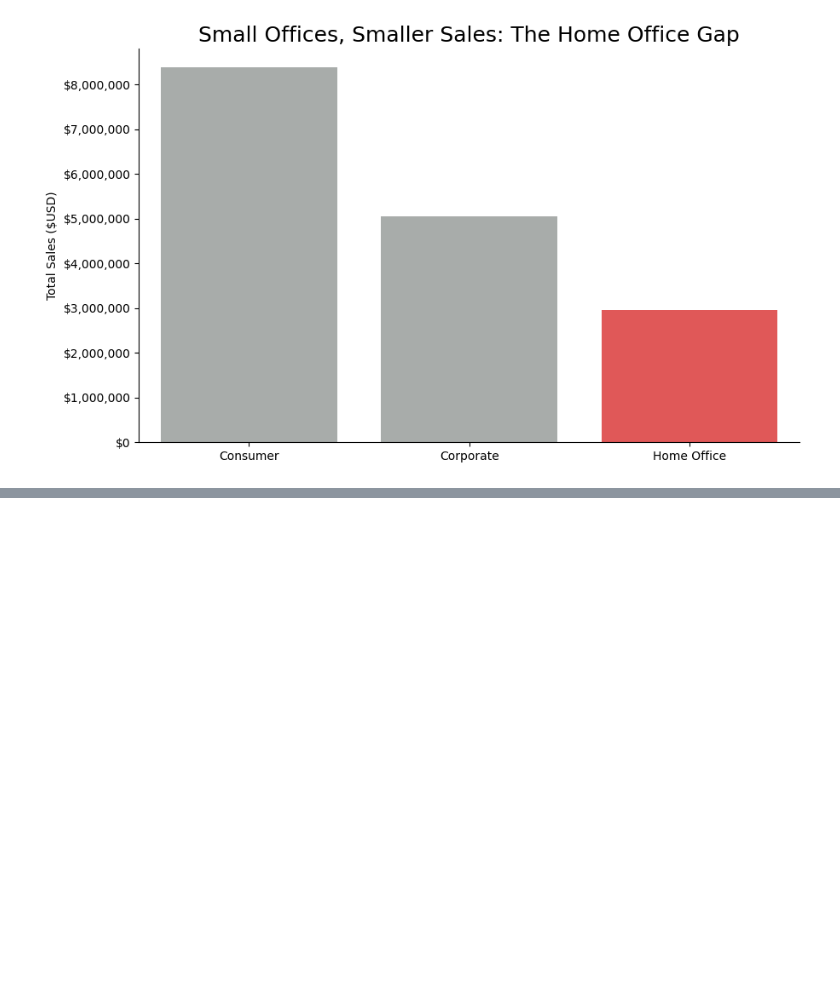
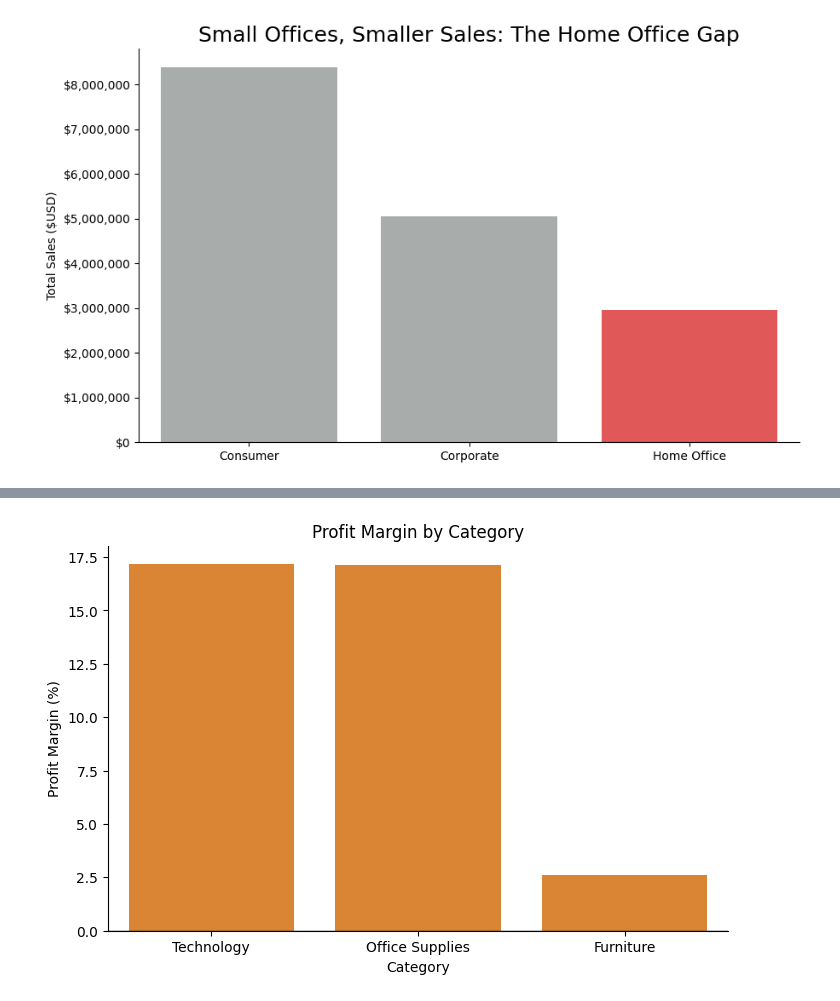
Before and after one commit to sithid/DataAnalysisModule3, a Jupyter notebook: Week4/notebooks/superstore_sales_workflow.ipynb, the cells around one changed output, grey strips where cells are left out. Saved outputs shown, nothing was run; the diff lists cells and outputs as text; code cells hidden in the pictures; blank space fills up the shorter version.

```diff
--- a/Week4/notebooks/superstore_sales_workflow.ipynb
+++ b/Week4/notebooks/superstore_sales_workflow.ipynb
@@ -239,0 +395,15 @@ result10
+# %%
+query10 = """
+SELECT
+  products.category,
+  ROUND(SUM(order_details.profit), 2) AS total_profit,
+  ROUND(SUM(order_details.sales), 2) AS total_sales,
+  ROUND((SUM(order_details.profit) * 100.0) / NULLIF(SUM(order_details.sales), 0), 2) AS profit_margin
+FROM order_details
+JOIN products
+  ON order_details.product_id = products.product_id
+GROUP BY products.category
+ORDER BY profit_margin DESC;
+"""
+result10 = pd.read_sql(query10, conn)
+result10
@@ -272,0 +481,14 @@ plt.show()
+# %%
+# visualization four code here
+plot_result10 = result10.sort_values("profit_margin", ascending=False)
+
+plt.figure(figsize=(8, 5))
+sns.barplot(data=plot_result10, x="category", y="profit_margin", color="#F58518")
+plt.title("Profit Margin by Category")
+plt.xlabel("Category")
+plt.ylabel("Profit Margin (%)")
+plt.axhline(0, color="black", linewidth=1)
+sns.despine()
+plt.show()
+# %% [output]
+[figure, added]
```
Also changed, not shown: parts of 25 cells of this notebook, 6 other files.
